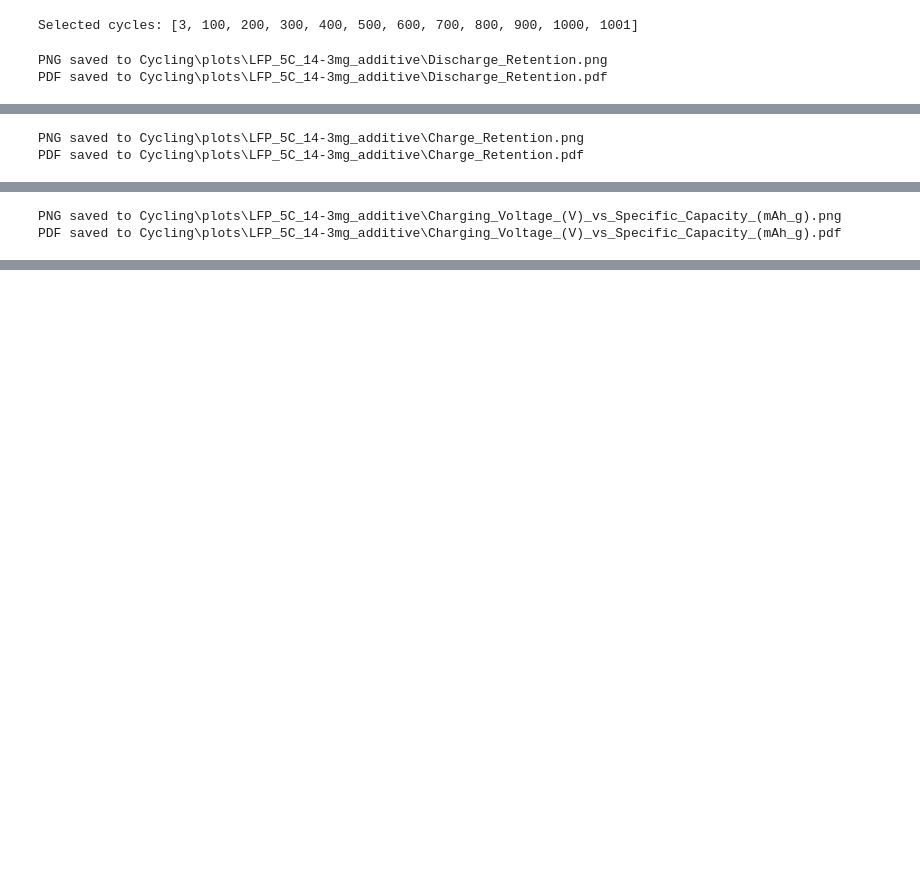
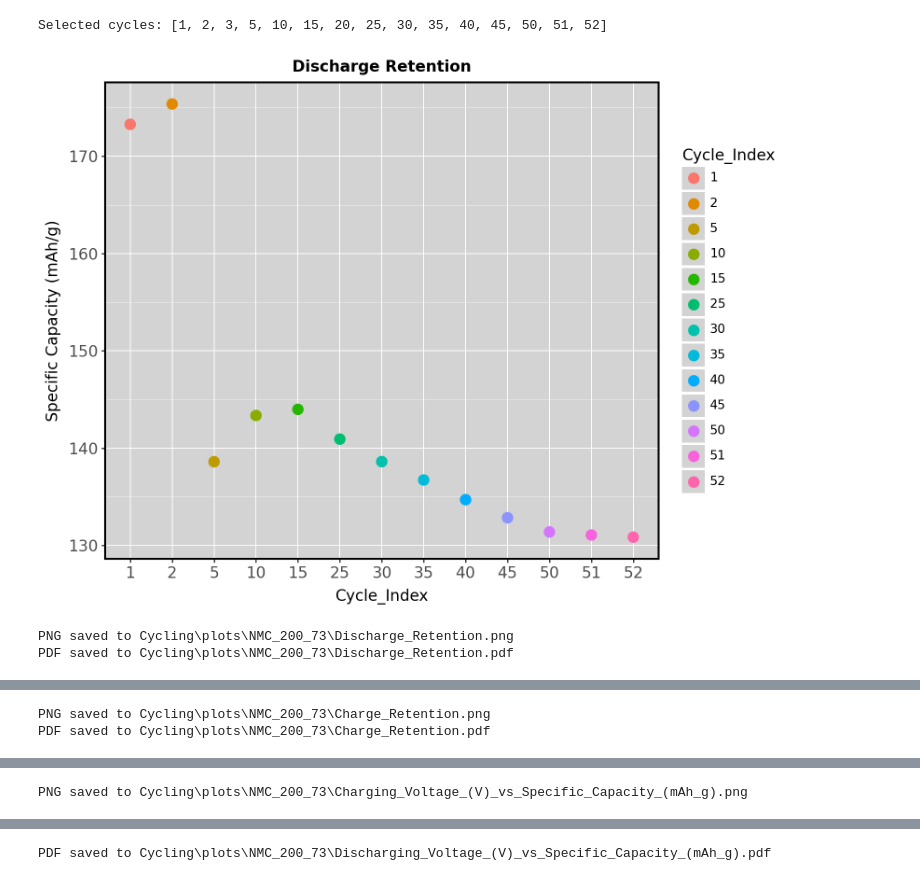
Before and after one commit to royce-cdt/meizeddin_PhD_code, a Jupyter notebook: Cycling/plot9_cycle.ipynb, the cells around one changed output, grey strips where cells are left out. Drawn from its saved outputs; the diff is of its cells as text; code cells hidden in the pictures; blank space fills up the shorter version.

Commit message:
Many changes to the plotnine code, bringing in efficiency and clean plots of publishing quality

```diff
--- a/Cycling/plot9_cycle.ipynb
+++ b/Cycling/plot9_cycle.ipynb
@@ -32,0 +42,4 @@ df = load_file("Moha_LFP_5C_14-3mg_additive_Channel_12_Wb_1.xlsx", "Channel-12_1
+# %%
+# Example:
+df = load_file("Moha_NMC_200_73_Channel_12_Wb_1.xlsx", "Channel-12_1")
+df.head()
@@ -33,17 +57,21 @@ df = load_file("Moha_LFP_5C_14-3mg_additive_Channel_12_Wb_1.xlsx", "Channel-12_1
 # %%
 # --- Filtering function ---
-def filtering(df: pd.DataFrame, filter_column_names: Sequence[str], ranges: Sequence[Sequence[Any]]) -> pd.DataFrame:
+def filtering(df: pl.DataFrame, filter_column_names: Sequence[str], ranges: Sequence[Sequence[Any]]) -> pl.DataFrame:
     """Filter `df` by multiple columns using membership tests (isin).
     - `filter_column_names`: sequence of column names to filter on
     - `ranges`: sequence of sequences containing allowed values for each corresponding column
     Returns the filtered DataFrame."""
     if len(filter_column_names) != len(ranges):
         raise ValueError('filter_column_names and ranges must have the same length')
-    filtered_df = df.copy()
+
+    filtered_df = df.clone()
+
     for col, allowed in zip(filter_column_names, ranges):
         if col not in filtered_df.columns:
             raise KeyError(f"Column '{col}' not found in DataFrame")
-        filtered_df = filtered_df[filtered_df[col].isin(allowed)]
+
+        filtered_df = filtered_df.filter(filtered_df[col].is_in(allowed))
+
     return filtered_df
 # %%
 def plotnine_ploting(
@@ -132,46 +174,44 @@ def plotnine_ploting(
+# %%
+def build_selected_cycles(df: pl.DataFrame, start: Tuple[int, int], mid: int, end: Tuple[int, int]) -> List[int]:
+    cycles = sorted(df['Cycle_Index'].unique())
+    return sorted(set(cycles[start[0]:start[1]] + [c for c in cycles if c % mid == 0] + cycles[end[0]:end[1]]))
 # %%
-# --- Main Execution Block / CLI entry point ---
-def build_selected_cycles(df: pd.DataFrame) -> List[int]:
-    cycles = sorted(df['Cycle_Index'].unique())
-    return sorted(set(cycles[2:3] + [c for c in cycles if c % 100 == 0] + cycles[-3:-1]))
-#sorted(set(cycles[:2] + [c for c in cycles[:-800] if c % 10 == 0]))
-#sorted(set(cycles[:2] + [c for c in cycles if c % 10 == 0] + cycles[-800:-800]))
-
 #df = load_file(r'C:/Users/MTP24ME/Documents/CODE_PHD/meizeddin_PhD_code/Cycling/Data/Moha_NMC_200_73_Channel_12_Wb_1.xlsx', 'Channel-12_1')
-selected_cycles = build_selected_cycles(df)
+selected_cycles = build_selected_cycles(df, start=(0, 3), mid=5, end=(-3, -1))
 print('Selected cycles:', selected_cycles)
 
 # 1. Discharge retention (example)
 filtered_df = filtering(df, ['Step_Index', 'Voltage(V)', 'Cycle_Index'], [[3, 7], [2.5], selected_cycles])
-plotnine_ploting(filtered_df, multiple_graphs=True, legends=True,
-                 points_and_lines=1, column_filter_name='Cycle_Index',
-                 column_X='Cycle_Index', column_Y='Specific Capacity (mAh/g)',
-                 plot_title='Discharge Retention', folderName='LFP_5C_14-3mg_additive',
-                 save_folder_base='Cycling/plots', overwrite=True)
+plotnine_ploting(filtered_df, multiple_graphs=True, show_legend=True,
+                 points_and_lines=1, column_filter='Cycle_Index',
+                 column_x='Cycle_Index', column_y='Specific Capacity (mAh/g)',
+                 plot_title='Discharge Retention', folder_name='NMC_200_73',
+                 markevery=20, save_base='Cycling/plots', overwrite=True)
 
 # 2. Charge retention (example)
-filtered_df = filtering(df, ['Step_Index', 'Voltage(V)', 'Cycle_Index'], [[2, 6], [3.7], selected_cycles])
-plotnine_ploting(filtered_df, multiple_graphs=True, legends=True,
-                 points_and_lines=1, column_filter_name='Cycle_Index',
-                 column_X='Cycle_Index', column_Y='Specific Capacity (mAh/g)',
-                 plot_title='Charge Retention', folderName='LFP_5C_14-3mg_additive',
-                 save_folder_base='Cycling/plots', overwrite=True)
+filtered_df = filtering(df, ['Step_Index', 'Voltage(V)', 'Cycle_Index'], [[2, 6], [4.2], selected_cycles])
+plotnine_ploting(filtered_df, multiple_graphs=True, show_legend=True,
+                 points_and_lines=1, column_filter='Cycle_Index',
+                 column_x='Cycle_Index', column_y='Specific Capacity (mAh/g)',
+                 plot_title='Charge Retention', folder_name='NMC_200_73',
+                 markevery=20,save_base='Cycling/plots', overwrite=True)
 # 3. Charging Voltage vs Specific Capacity
 filtered_df = filtering(df, ['Step_Index', 'Cycle_Index'], [[2, 6], selected_cycles])
-plotnine_ploting(filtered_df, multiple_graphs=True, legends=True,
-                 points_and_lines=0, column_filter_name='Cycle_Index',
-                 column_X='Specific Capacity (mAh/g)', column_Y='Voltage(V)',
+plotnine_ploting(filtered_df, multiple_graphs=True, show_legend=True,
+                 points_and_lines=0, column_filter='Cycle_Index',
+                 column_x='Specific Capacity (mAh/g)', column_y='Voltage(V)',
                  plot_title='Charging Voltage (V) vs Specific Capacity (mAh/g)',
-                 folderName='LFP_5C_14-3mg_additive', save_folder_base='Cycling/plots', overwrite=True)
+                 folder_name='NMC_200_73', markevery=20, save_base='Cycling/plots', overwrite=True)
 
 # 4. Discharging Voltage vs Specific Capacity
 filtered_df = filtering(df, ['Step_Index', 'Cycle_Index'], [[3, 7], selected_cycles])
-plotnine_ploting(filtered_df, multiple_graphs=True, legends=True,
-                 points_and_lines=0, column_filter_name='Cycle_Index',
-                 column_X='Specific Capacity (mAh/g)', column_Y='Voltage(V)',
+plotnine_ploting(filtered_df, multiple_graphs=True, show_legend=True,
+                 points_and_lines=0, column_filter='Cycle_Index',
+                 column_x='Specific Capacity (mAh/g)', column_y='Voltage(V)',
                  plot_title='Discharging Voltage (V) vs Specific Capacity (mAh/g)',
-                 folderName='LFP_5C_14-3mg_additive', save_folder_base='Cycling/plots', overwrite=True)
+                 folder_name='NMC_200_73', markevery=20, save_base='Cycling/plots', overwrite=True)
 # %% [output]
-Selected cycles: [3, 100, 200, 300, 400, 500, 600, 700, 800, 900, 1000, 1001]
+Selected cycles: [1, 2, 3, 5, 10, 15, 20, 25, 30, 35, 40, 45, 50, 51, 52]
+[figure, added]
-PNG saved to Cycling\plots\LFP_5C_14-3mg_additive\Discharge_Retention.png
-PDF saved to Cycling\plots\LFP_5C_14-3mg_additive\Discharge_Retention.pdf
+PNG saved to Cycling\plots\NMC_200_73\Discharge_Retention.png
+PDF saved to Cycling\plots\NMC_200_73\Discharge_Retention.pdf
@@ -178,2 +219,2 @@ PDF saved to Cycling\plots\LFP_5C_14-3mg_additive\Discharge_Retention.pdf
-PNG saved to Cycling\plots\LFP_5C_14-3mg_additive\Charge_Retention.png
-PDF saved to Cycling\plots\LFP_5C_14-3mg_additive\Charge_Retention.pdf
+PNG saved to Cycling\plots\NMC_200_73\Charge_Retention.png
+PDF saved to Cycling\plots\NMC_200_73\Charge_Retention.pdf
@@ -180,2 +222 @@ PDF saved to Cycling\plots\LFP_5C_14-3mg_additive\Charge_Retention.pdf
-PNG saved to Cycling\plots\LFP_5C_14-3mg_additive\Charging_Voltage_(V)_vs_Specific_Capacity_(mAh_g).png
-PDF saved to Cycling\plots\LFP_5C_14-3mg_additive\Charging_Voltage_(V)_vs_Specific_Capacity_(mAh_g).pdf
+PNG saved to Cycling\plots\NMC_200_73\Charging_Voltage_(V)_vs_Specific_Capacity_(mAh_g).png
@@ -185,0 +226 @@ PDF saved to Cycling\plots\LFP_5C_14-3mg_additive\Discharging_Voltage_(V)_vs_Spe
+PDF saved to Cycling\plots\NMC_200_73\Discharging_Voltage_(V)_vs_Specific_Capacity_(mAh_g).pdf
```
Also changed, not shown: parts of 5 cells of this notebook.
